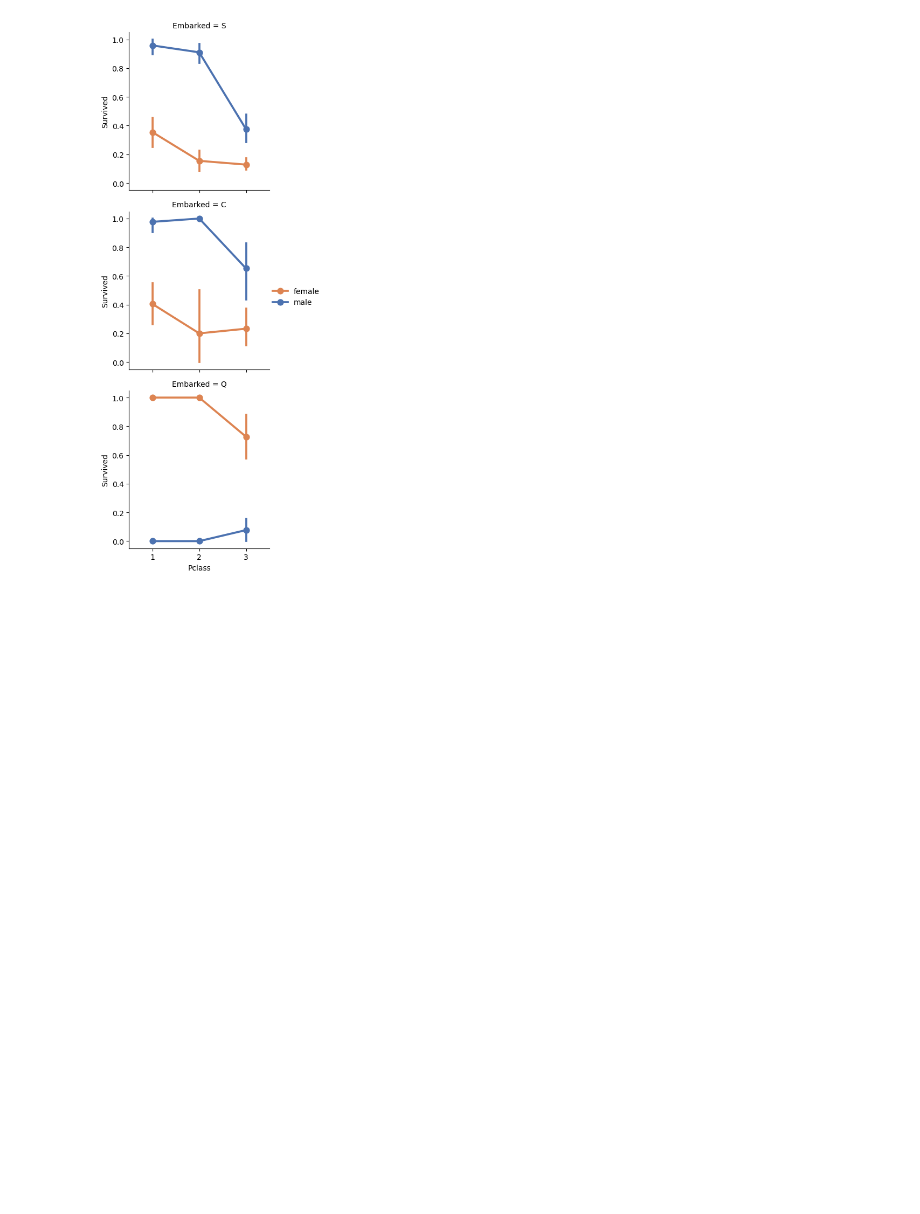
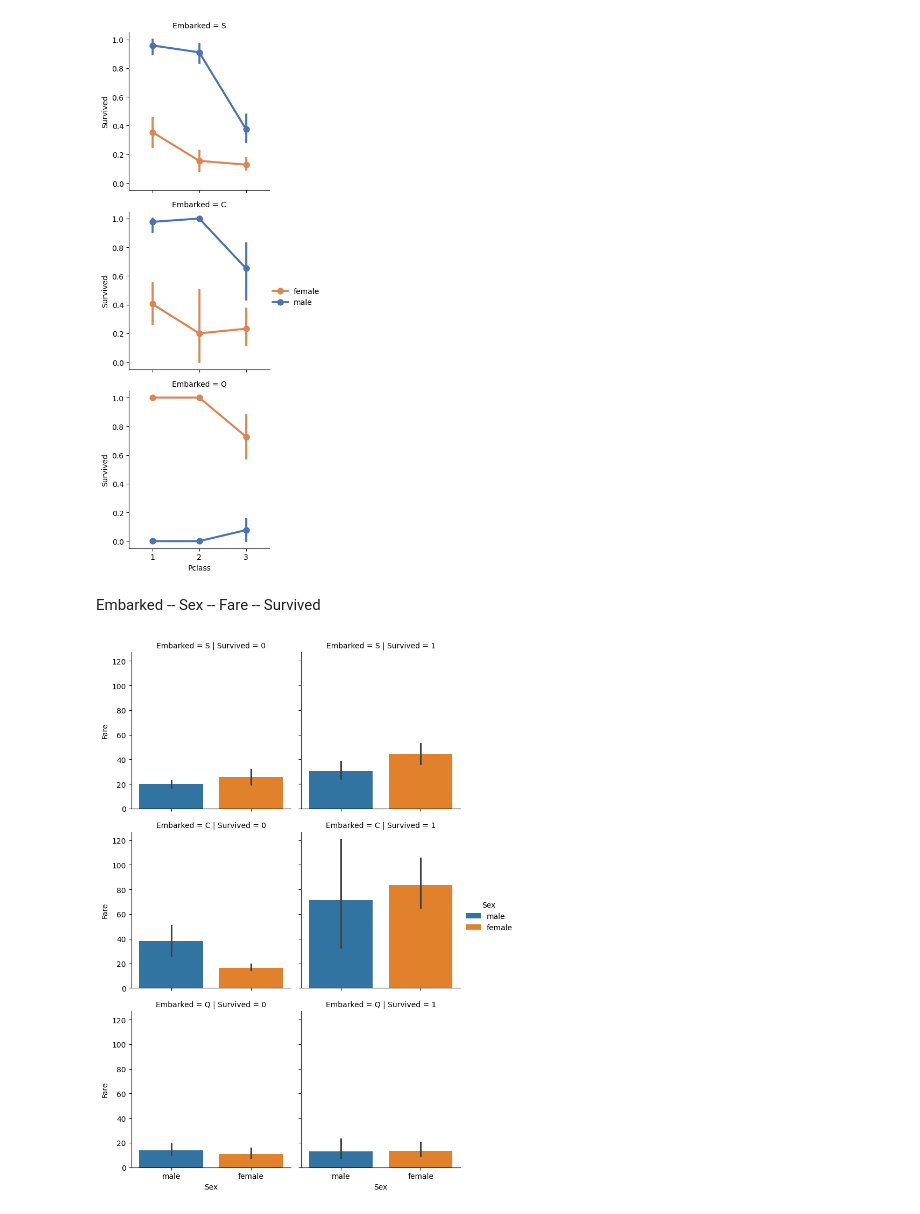
Before and after one commit to MertHasanAslan/titanic_ml, a Jupyter notebook: src/titanic_ml.ipynb, the cells around one changed output. Saved outputs shown, nothing was run; the diff lists cells and outputs as text; code cells hidden in the pictures; blank space fills up the shorter version.

Commit message:
Embarked -- Sex -- Fare -- Survived relation

```diff
--- a/src/titanic_ml.ipynb
+++ b/src/titanic_ml.ipynb
@@ -476,3 +476,12 @@ fig.add_legend()
 plt.show()
 # %% [output]
 [figure]
+# %% [markdown]
+Embarked -- Sex -- Fare -- Survived
+# %%
+fig = sns.FacetGrid(data=train_df, row="Embarked", col="Survived", hue="Sex" ,height=3.5)
+fig.map_dataframe(sns.barplot, x="Sex", y="Fare")
+fig.add_legend()
+plt.show()
+# %% [output]
+[figure, added]
```
